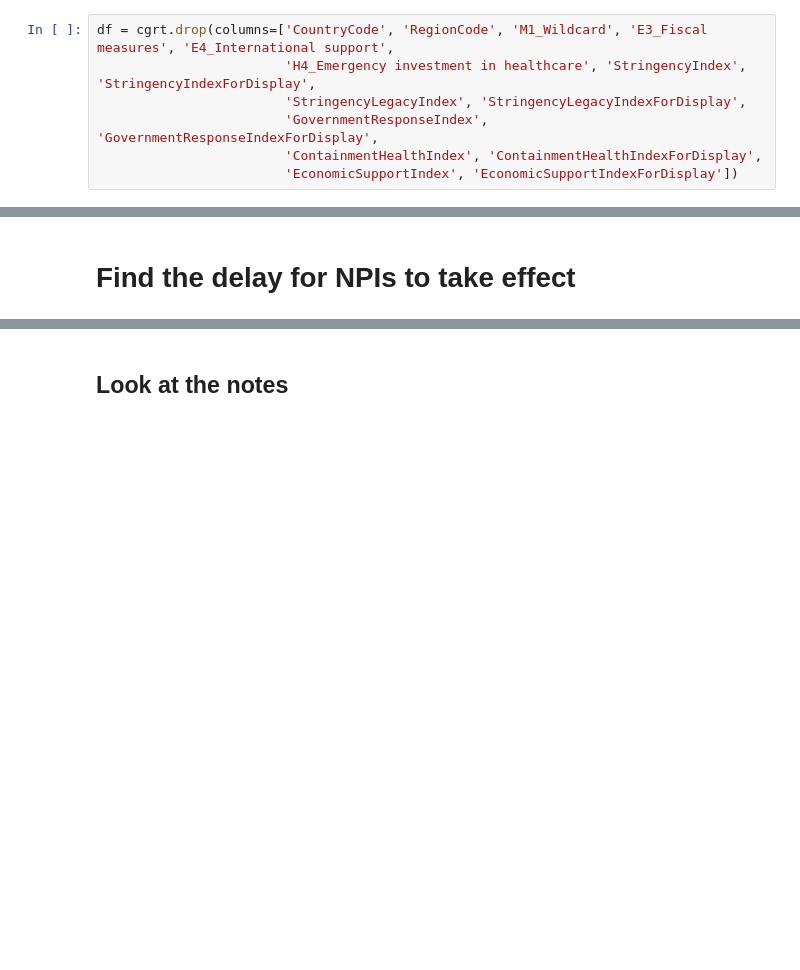
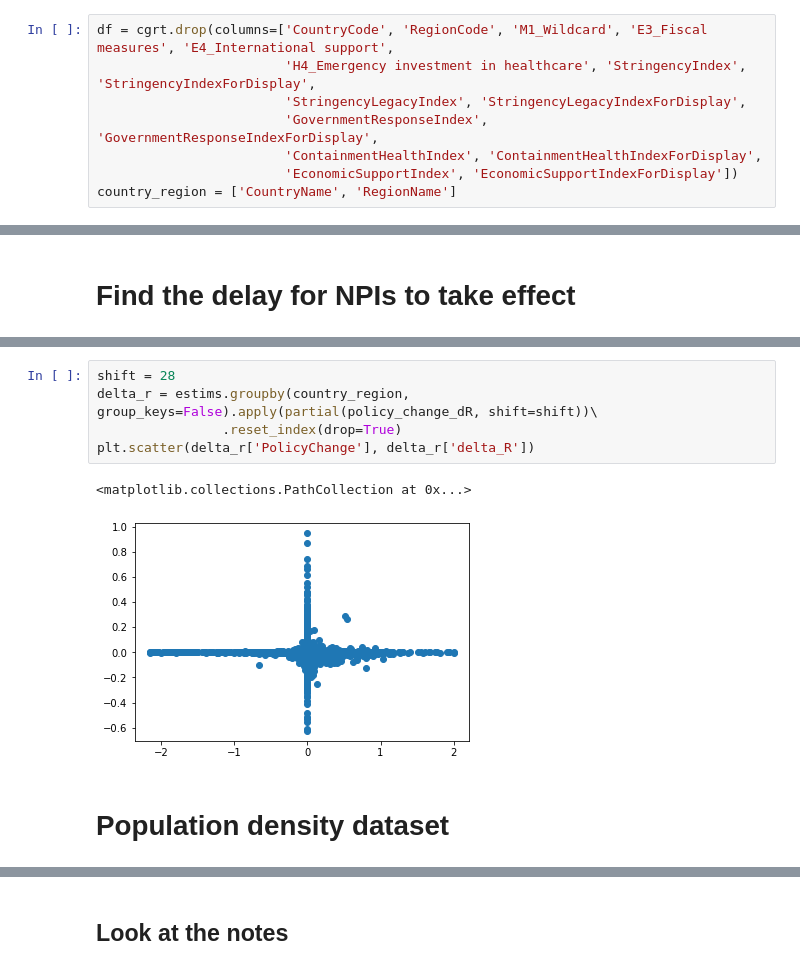
Before and after one commit to sammer1107/AI-Final-8, a Jupyter notebook: yujen/train.ipynb, the cells around one changed output, grey strips where cells are left out. Cells and saved outputs as stored; diff of their text form; blank space fills up the shorter version.

```diff
--- a/yujen/train.ipynb
+++ b/yujen/train.ipynb
@@ -196,6 +178,7 @@ df = cgrt.drop(columns=['CountryCode', 'RegionCode', 'M1_Wildcard', 'E3_Fiscal m
                         'GovernmentResponseIndex', 'GovernmentResponseIndexForDisplay',
                         'ContainmentHealthIndex', 'ContainmentHealthIndexForDisplay',
                         'EconomicSupportIndex', 'EconomicSupportIndexForDisplay'])
+country_region = ['CountryName', 'RegionName']
 # %%
 def non_empty(df):
     b = pd.notnull(df['ConfirmedCases']).any()
@@ -451,0 +429,10 @@ Index: []
+# %%
+shift = 28
+delta_r = estims.groupby(country_region, group_keys=False).apply(partial(policy_change_dR, shift=shift))\
+                .reset_index(drop=True)
+plt.scatter(delta_r['PolicyChange'], delta_r['delta_R'])
+# %% [output]
+<matplotlib.collections.PathCollection at 0x...>
+[figure, added]
+# %% [markdown]
+# Population density dataset
```
Also changed, not shown: parts of 22 cells of this notebook, 2 other files.
